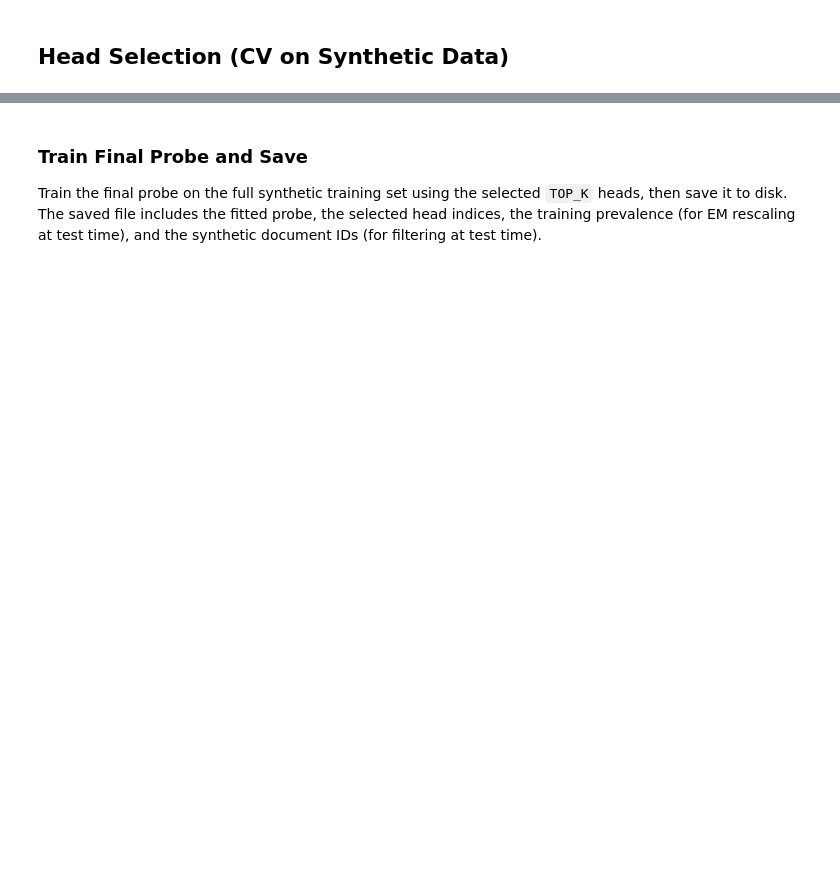
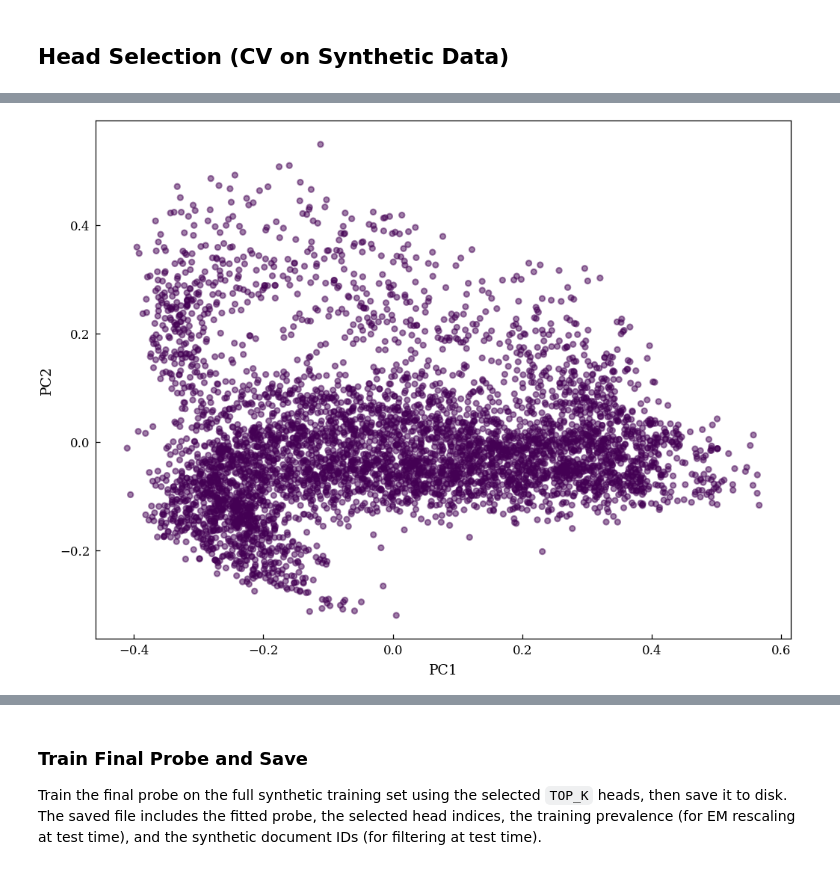
Before and after one commit to kevinqnb/scholarlm, a Jupyter notebook: analysis/synthetic_probe_train.ipynb, the cells around one changed output, grey strips where cells are left out. Cells and saved outputs as stored; diff of their text form; code cells hidden in the pictures; blank space fills up the shorter version.

Commit message:
Probe training analysis

```diff
--- a/analysis/synthetic_probe_train.ipynb
+++ b/analysis/synthetic_probe_train.ipynb
@@ -193,18 +196,6 @@ def cv_score(probe, X, y, kfold_cv):
         float(np.mean(fold_f1s)),list(fold_f1s),
         float(np.mean(fold_eces)),list(fold_eces),
     )
-# %%
-from sklearn.preprocessing import normalize
-from sklearn.preprocessing import FunctionTransformer
-
-def per_head_l2_normalize(X, d=None):
-    """L2 normalize each head's d-dimensional block independently."""
-    n, total = X.shape
-    k = total // d
-    X_out = np.empty_like(X)
-    for i in range(k):
-        X_out[:, i*d:(i+1)*d] = normalize(X[:, i*d:(i+1)*d], norm='l2', axis=1)
-    return X_out
 # %%
 probe_template = Pipeline([
     ('scaler', StandardScaler()),
@@ -279,0 +274,30 @@ Top 5 Heads by ECE: [(np.int64(28), np.int64(0)), (np.int64(15), np.int64(0)), (
+# %%
+# Sort to top-k heads (by F1):
+flat_indices = np.argsort(head_scores_f1.flatten())[-TOP_K:][::-1]
+top_k_heads  = [np.unravel_index(idx, head_scores_f1.shape) for idx in flat_indices]
+
+# Dataset:
+X_train = np.concatenate(
+    [head_datasets_syn[(l, h)][syn_train_idx] for l, h in top_k_heads], axis=1
+)
+y_train = syn_labels[syn_train_idx]
+
+# PCA:
+pipe = Pipeline([
+        #('scaler', StandardScaler()),
+        ('scaler', FunctionTransformer(per_head_l2_normalize, kw_args={'d': 128})),
+        ('pca', PCA(n_components=2)),
+])
+X_2d = pipe.fit_transform(X_train)
+
+# Clustering
+dbscan = DBSCAN(eps=5.0, min_samples=10)
+db_clusters = dbscan.fit_predict(X_2d)
+
+plt.figure(figsize=(8, 6))
+scatter = plt.scatter(X_2d[:, 0], X_2d[:, 1], c=db_clusters, alpha=0.5, s=12)
+plt.xlabel("PC1")
+plt.ylabel("PC2")
+plt.show()
+# %% [output]
+[figure, added]
```
Also changed, not shown: parts of 20 cells of this notebook, 11 other files.
